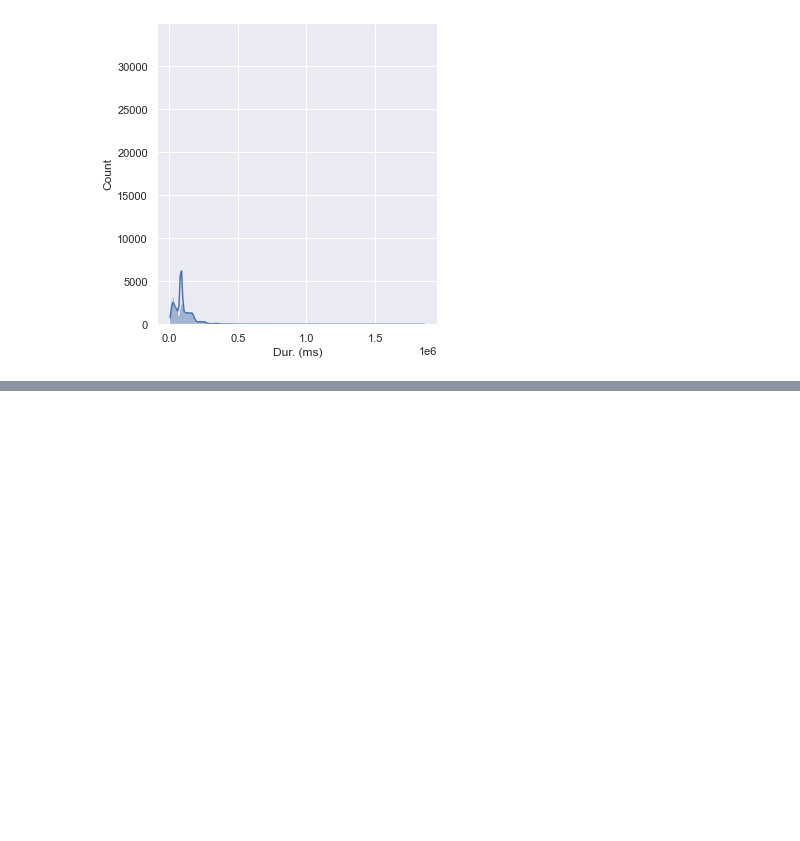
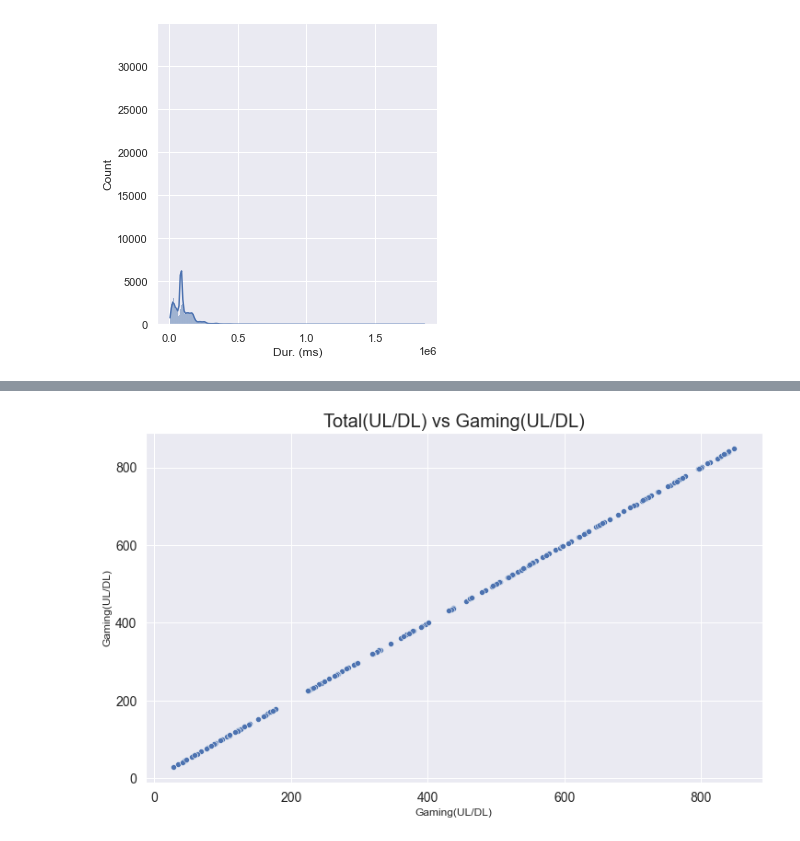
Before and after one commit to sel6/TellCo_Data_Analysis, a Jupyter notebook: notebooks/Data_Explore.ipynb, the cells around one changed output, grey strips where cells are left out. Drawn from its saved outputs; the diff is of its cells as text; code cells hidden in the pictures; blank space fills up the shorter version.

```diff
--- a/notebooks/Data_Explore.ipynb
+++ b/notebooks/Data_Explore.ipynb
@@ -496,0 +511,4 @@ sns.displot(filled['Dur. (ms)'], kde=True)
+# %%
+plot_scatter(filled.head(200), x_col="Gaming(UL/DL)", y_col="Gaming(UL/DL)", title="Total(UL/DL) vs Gaming(UL/DL)")
+# %% [output]
+[figure, added]
```
Also changed, not shown: parts of 6 cells of this notebook.
